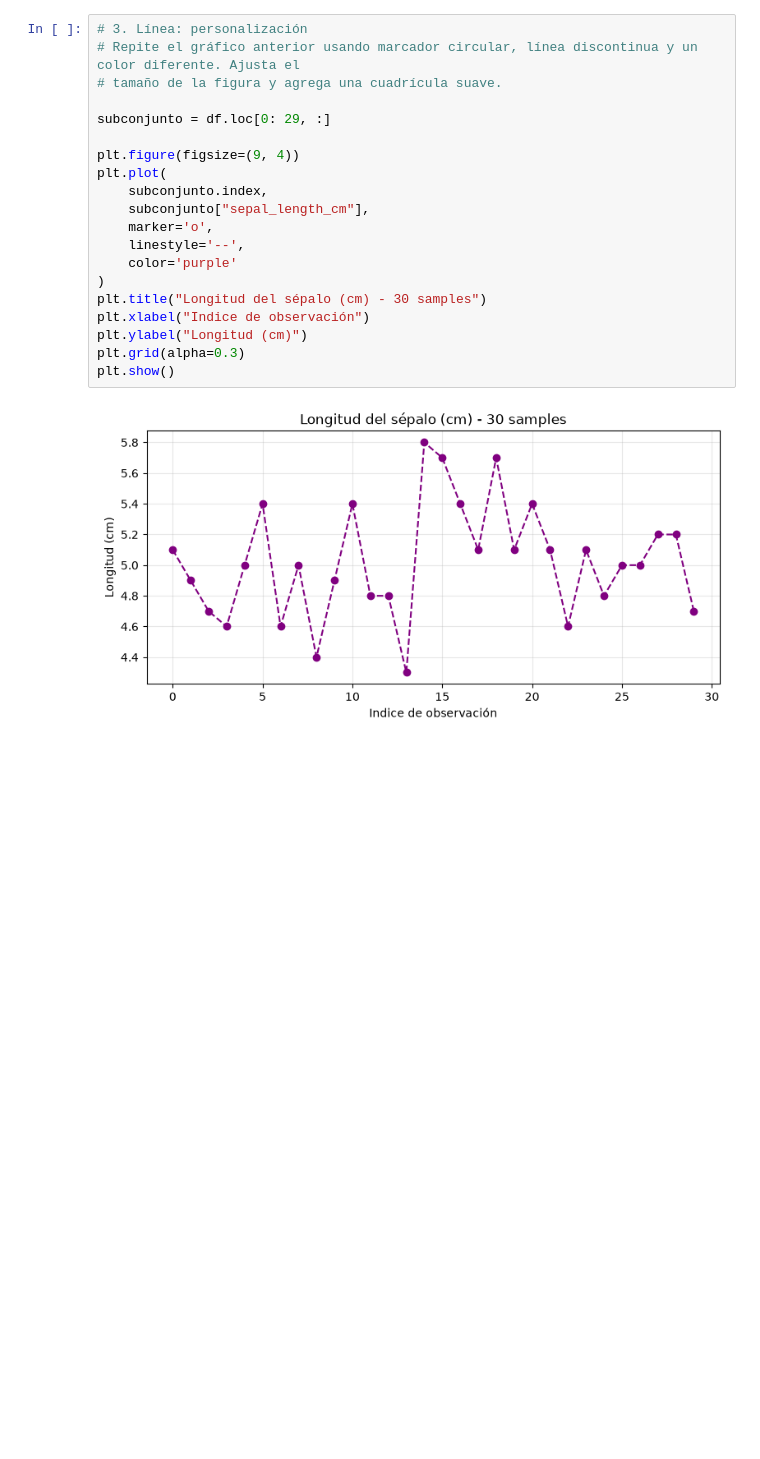
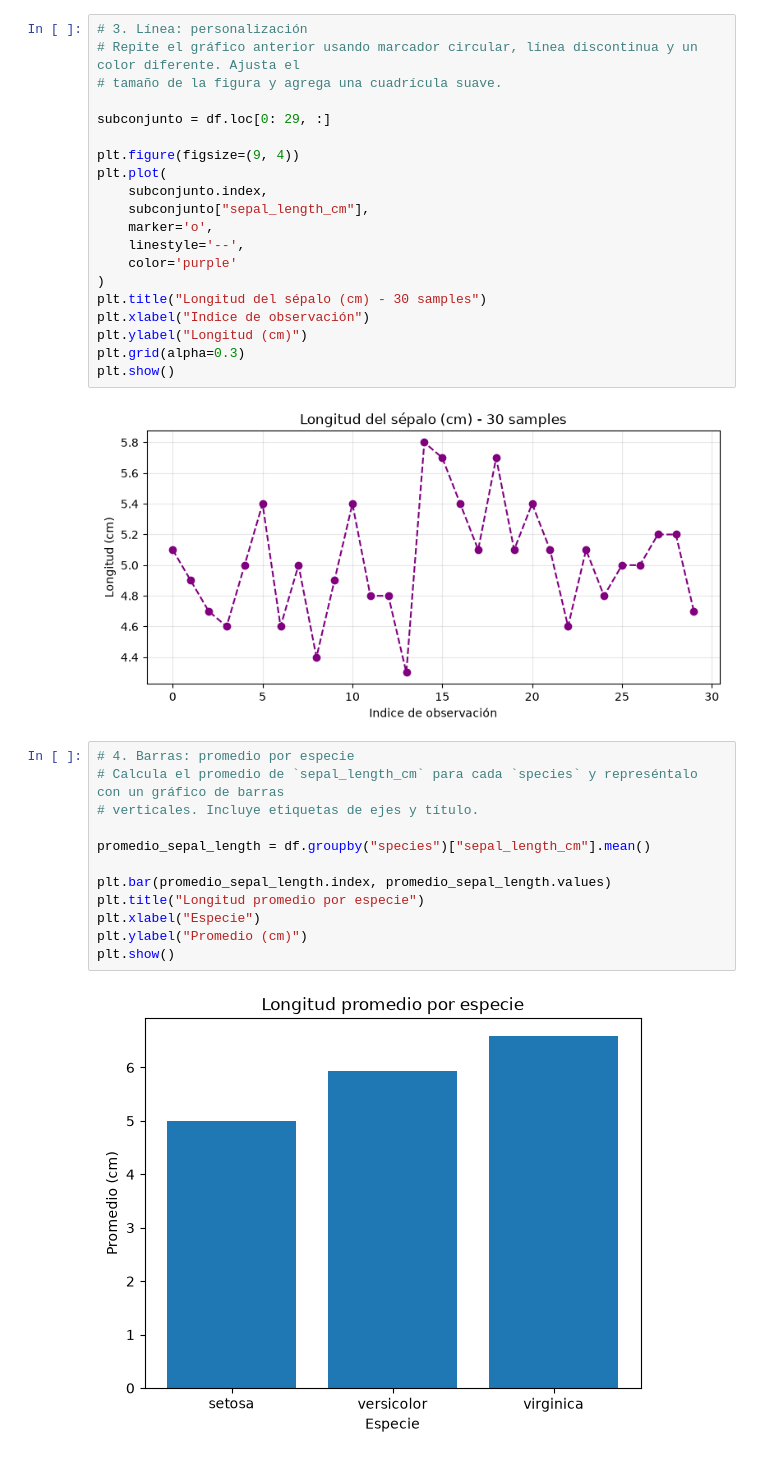
Before and after one commit to marcell-llerena/datascience-g8, a Jupyter notebook: notebooks/20260817_27_ejercicios_matplotlib.ipynb, the cells around one changed output. Drawn from its saved outputs; the diff is of its cells as text; blank space fills up the shorter version.

```diff
--- a/notebooks/20260817_27_ejercicios_matplotlib.ipynb
+++ b/notebooks/20260817_27_ejercicios_matplotlib.ipynb
@@ -75,3 +75,17 @@ plt.grid(alpha=0.3)
 plt.show()
 # %% [output]
 [figure]
+# %%
+# 4. Barras: promedio por especie
+# Calcula el promedio de `sepal_length_cm` para cada `species` y represéntalo con un gráfico de barras
+# verticales. Incluye etiquetas de ejes y título.
+
+promedio_sepal_length = df.groupby("species")["sepal_length_cm"].mean()
+
+plt.bar(promedio_sepal_length.index, promedio_sepal_length.values)
+plt.title("Longitud promedio por especie")
+plt.xlabel("Especie")
+plt.ylabel("Promedio (cm)")
+plt.show()
+# %% [output]
+[figure, added]
```
Also changed, not shown: parts of 5 cells of this notebook.
